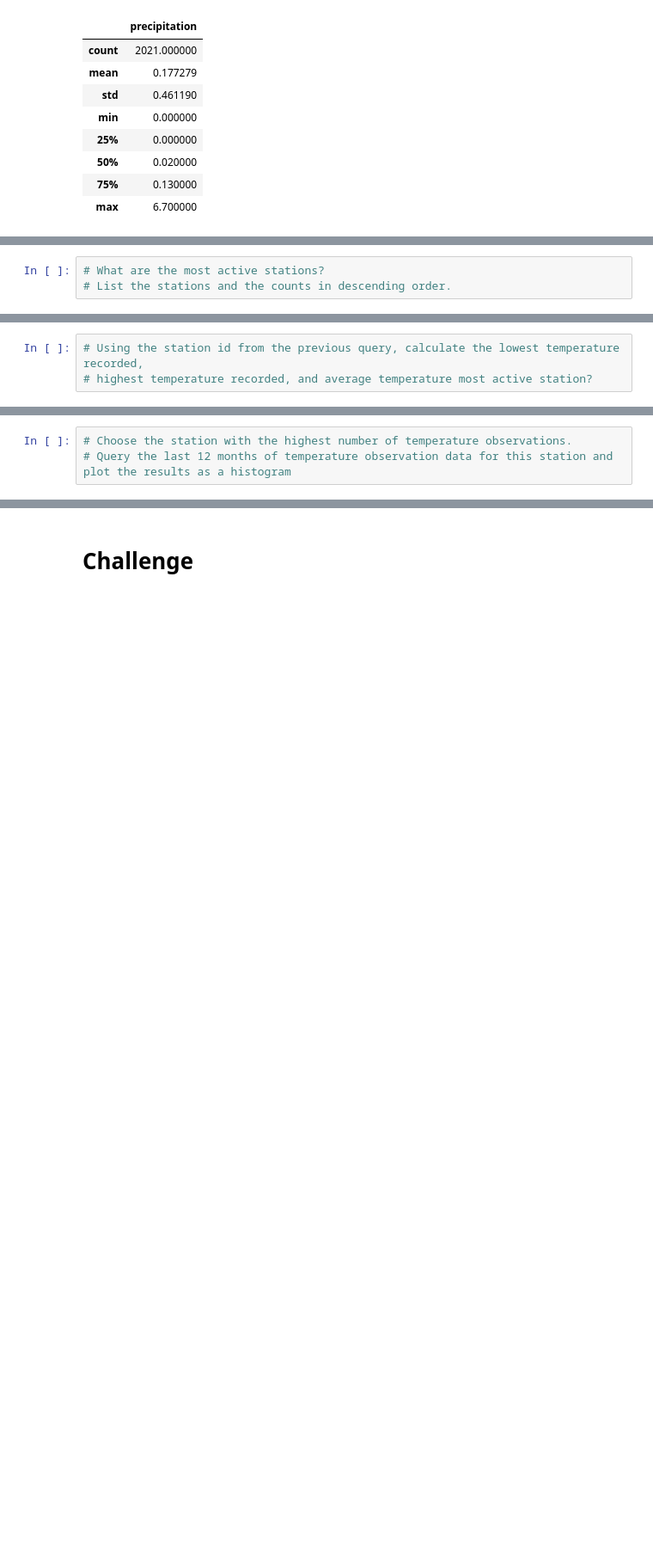
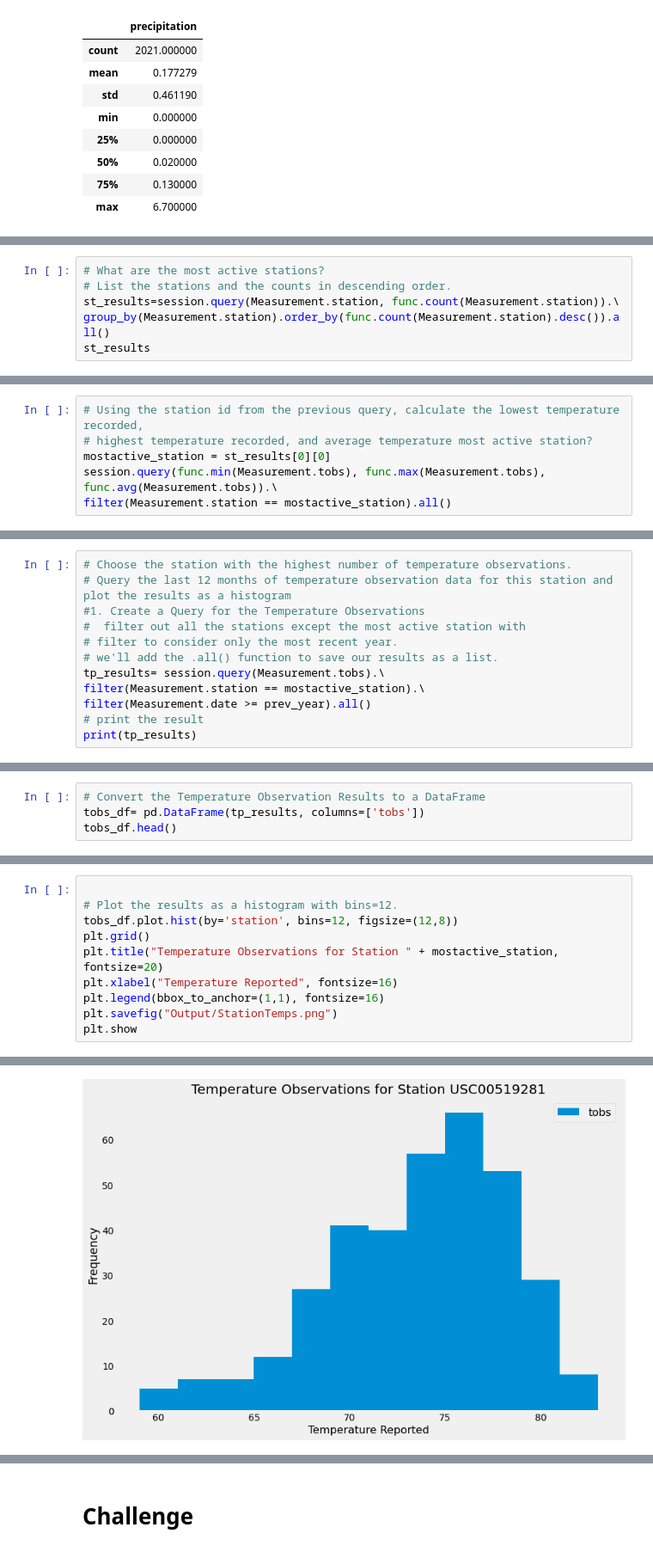
Before and after one commit to SiedHM/surfs_up, a Jupyter notebook: climate_analysis.ipynb, the cells around one changed output, grey strips where cells are left out. Shown at 86% size. Saved outputs shown, nothing was run; the diff lists cells and outputs as text; blank space fills up the shorter version.

```diff
--- a/climate_analysis.ipynb
+++ b/climate_analysis.ipynb
@@ -156,3 +223,6 @@ df.describe()
 # %%
 # What are the most active stations?
 # List the stations and the counts in descending order.
+st_results=session.query(Measurement.station, func.count(Measurement.station)).\
+group_by(Measurement.station).order_by(func.count(Measurement.station).desc()).all()
+st_results
@@ -159,3 +239,6 @@ df.describe()
 # %%
 # Using the station id from the previous query, calculate the lowest temperature recorded,
 # highest temperature recorded, and average temperature most active station?
+mostactive_station = st_results[0][0]
+session.query(func.min(Measurement.tobs), func.max(Measurement.tobs), func.avg(Measurement.tobs)).\
+filter(Measurement.station == mostactive_station).all()
@@ -162,3 +247,12 @@ df.describe()
 # %%
 # Choose the station with the highest number of temperature observations.
 # Query the last 12 months of temperature observation data for this station and plot the results as a histogram
+#1. Create a Query for the Temperature Observations
+#  filter out all the stations except the most active station with
+# filter to consider only the most recent year.
+# we'll add the .all() function to save our results as a list.
+tp_results= session.query(Measurement.tobs).\
+filter(Measurement.station == mostactive_station).\
+filter(Measurement.date >= prev_year).all()
+# print the result
+print(tp_results)
@@ -164,0 +261,4 @@ df.describe()
+# %%
+# Convert the Temperature Observation Results to a DataFrame
+tobs_df= pd.DataFrame(tp_results, columns=['tobs'])
+tobs_df.head()
@@ -164,0 +272,11 @@ df.describe()
+# %%
+
+# Plot the results as a histogram with bins=12.
+tobs_df.plot.hist(by='station', bins=12, figsize=(12,8))
+plt.grid()
+plt.title("Temperature Observations for Station " + mostactive_station, fontsize=20)
+plt.xlabel("Temperature Reported", fontsize=16)
+plt.legend(bbox_to_anchor=(1,1), fontsize=16)
+plt.savefig("Output/StationTemps.png")
+plt.show
+# %% [output]
@@ -165 +284,2 @@ df.describe()
+[figure, added]
 # %%
```
Also changed, not shown: parts of 19 cells of this notebook, 5 other files.
